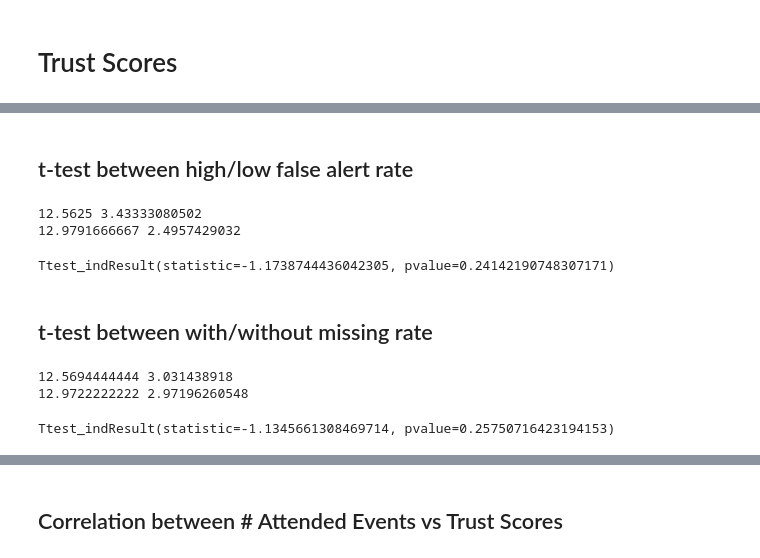
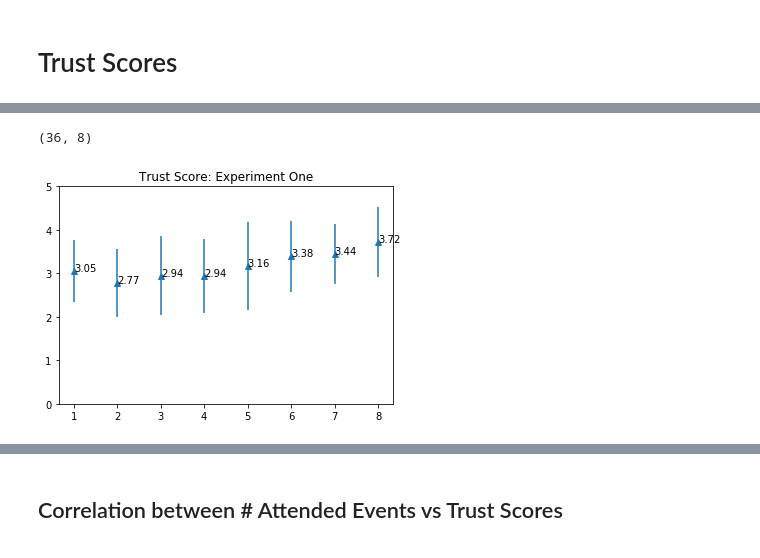
Before and after one commit to Kai-Monash/code, a Jupyter notebook: static_tests.ipynb, the cells around one changed output, grey strips where cells are left out. Cells and saved outputs as stored; diff of their text form; code cells hidden in the pictures.

```diff
--- a/static_tests.ipynb
+++ b/static_tests.ipynb
@@ -446,32 +196,27 @@ array([[ 13.        ,  13.16666667,  13.44444444,  13.88888889,
-# %% [markdown]
-## t-test between high/low false alert rate
-# %%
-# within population: high/low false rate
-
-exp_attend_hifalse = exp_attend[:, np.r_[0:4]].T.ravel()
-exp_attend_lofalse = exp_attend[:, np.r_[4:8]].T.ravel()
-
-print(exp_attend_hifalse.mean(),exp_attend_hifalse.std())
-print(exp_attend_lofalse.mean(),exp_attend_lofalse.std())
-sp.ttest_ind(exp_attend_hifalse,exp_attend_lofalse)
-#sp.ttest_ind
-# %% [output]
-12.5625 3.43333080502
-12.9791666667 2.4957429032
-Ttest_indResult(statistic=-1.1738744436042305, pvalue=0.24142190748307171)
-# %% [markdown]
-## t-test between with/without missing rate
-# %%
-# within population with/without misses
-
-exp_attend_misses = np.hstack((exp_attend[:,0],exp_attend[:,1],exp_attend[:,4],exp_attend[:,5]))
-exp_attend_nomisses = np.hstack((exp_attend[:,2],exp_attend[:,3],exp_attend[:,6],exp_attend[:,7]))
-
-print(exp_attend_misses.mean(),exp_attend_misses.std())
-print(exp_attend_nomisses.mean(),exp_attend_nomisses.std())
-sp.ttest_ind(exp_attend_misses,exp_attend_nomisses)
-#sp.ttest_ind
-# %% [output]
-12.5694444444 3.031438918
-12.9722222222 2.97196260548
-Ttest_indResult(statistic=-1.1345661308469714, pvalue=0.25750716423194153)
+# %%
+exp1_trust = exp1_data_T.values[1:19,79:87].astype(int)
+exp2_trust = exp2_data_T.values[1:19,79:87].astype(int)
+#exp_demo = np.concatenate((exp1_demo,exp2_demo),axis=0)
+exp_trust = np.vstack((exp1_trust,np.hstack((exp2_trust[:,4:],exp2_trust[:,:4])))).astype(int)
+exp_trust.shape
+# %% [output]
+(36, 8)
+# %%
+# exp1 mean & std
+x = np.arange(1,9)
+y = np.array(exp1_trust.mean(axis=0))
+e = np.array(exp1_trust.std(axis=0))
+
+plt.errorbar(x, y, e, linestyle='None', marker='^')
+axes = plt.gca()
+axes.set_ylim([0,5])
+
+for xy in zip(x, y):
+    axes.annotate('%.4s' % xy[1], xy=xy, textcoords='data')
+
+plt.title("Trust Score: Experiment One")
+plt.show()
+
+# exp1_trust_ms = np.vstack((exp1_trust.mean(axis=0),exp1_trust.std(axis=0)))
+# %% [output]
+[figure, added]
```
Also changed, not shown: parts of 65 cells of this notebook, 2 other files.
